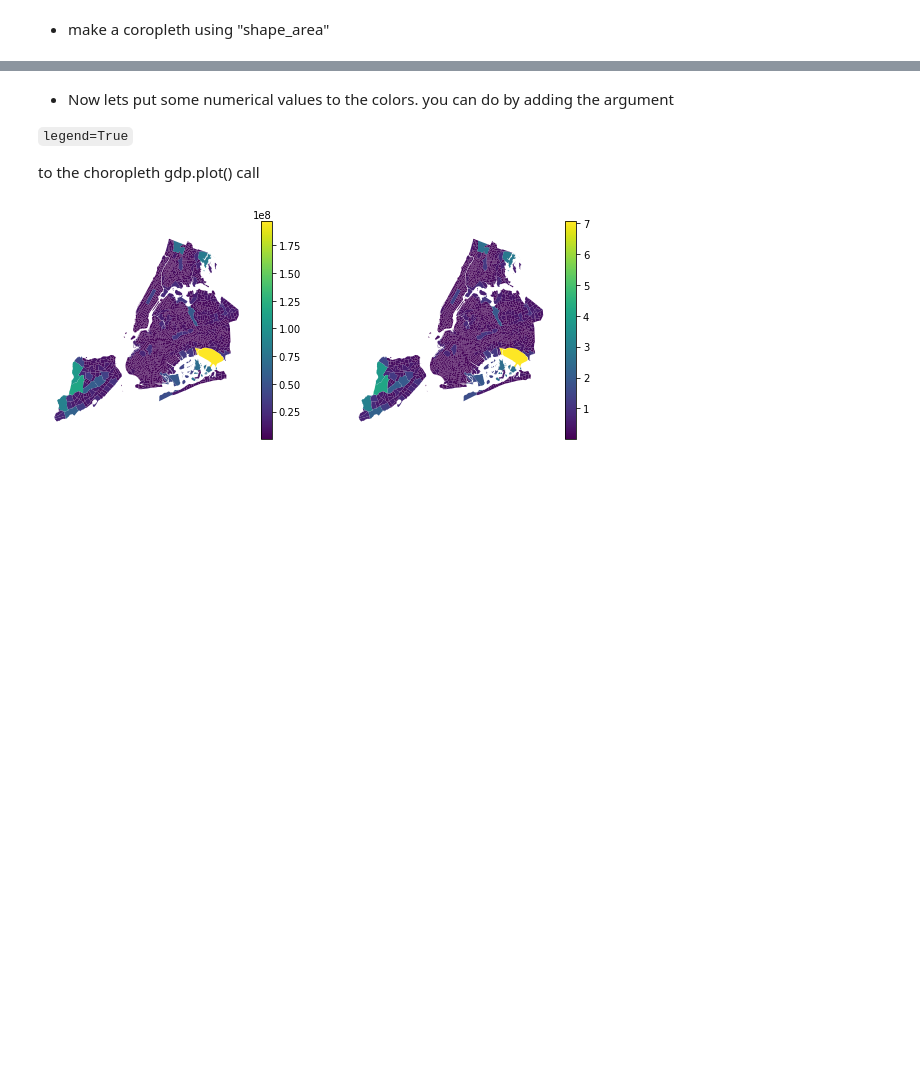
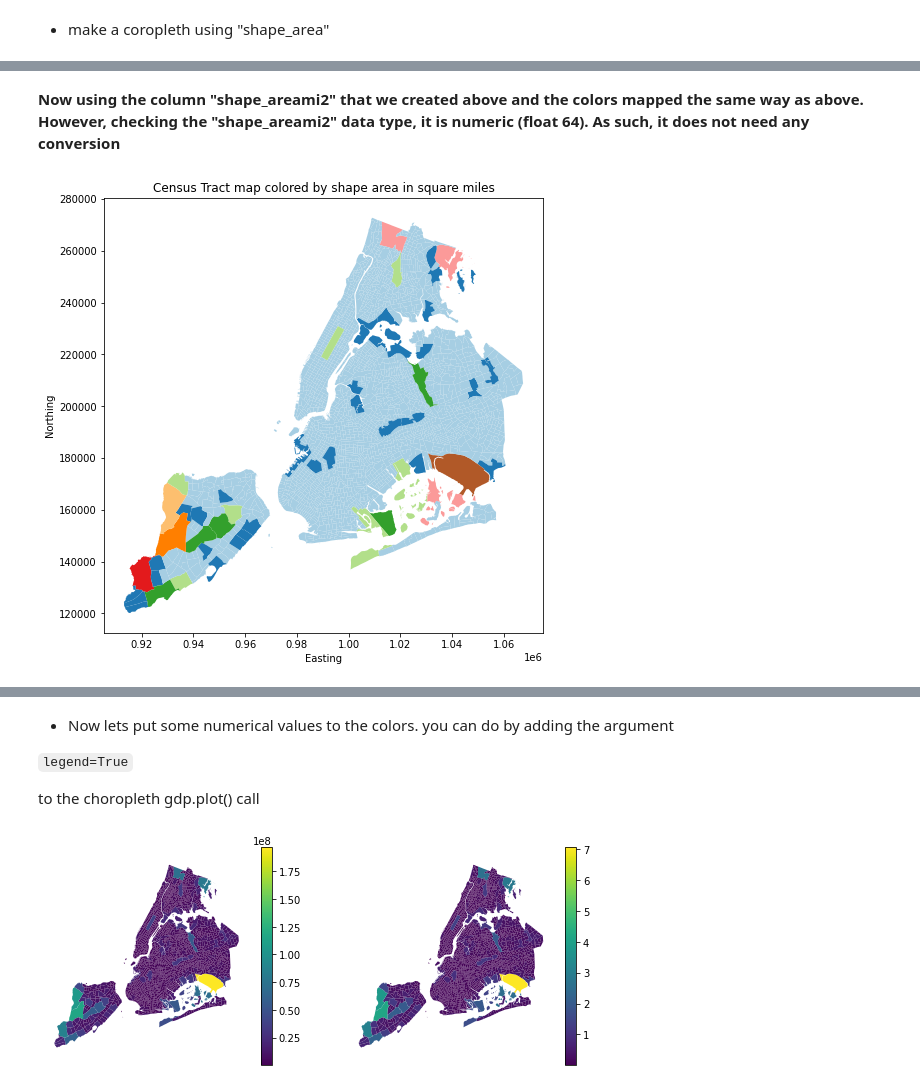
Before and after one commit to EmmanuelChinkaka/EChinkaka0, a Jupyter notebook: HW4/Geospatial_NYCCitiBike_HW4.ipynb, the cells around one changed output, grey strips where cells are left out. Cells and saved outputs as stored; diff of their text form; code cells hidden in the pictures; blank space fills up the shorter version.

```diff
--- a/HW4/Geospatial_NYCCitiBike_HW4.ipynb
+++ b/HW4/Geospatial_NYCCitiBike_HW4.ipynb
@@ -277,0 +329,12 @@ ct_shape["shape_area"] = pd.to_numeric(....
+# %% [markdown]
+**Now using the column "shape_areami2" that we created above and the colors mapped the same way as above. However, checking the "shape_areami2" data type, it is numeric (float 64). As such, it does not need any conversion**
+# %%
+#Geo-visualizating the census tracts data
+f, ax = plt.subplots(figsize=(8,8))
+ax.set_xlabel("Easting")
+ax.set_ylabel("Northing")
+ct_shape.plot(column='shape_areami2', alpha=1, linewidth=0.5,
+              ax=ax, cmap='Paired')
+plt.title("Census Tract map colored by shape area in square miles");
+# %% [output]
+[figure, added]
```
Also changed, not shown: parts of 64 cells of this notebook.
